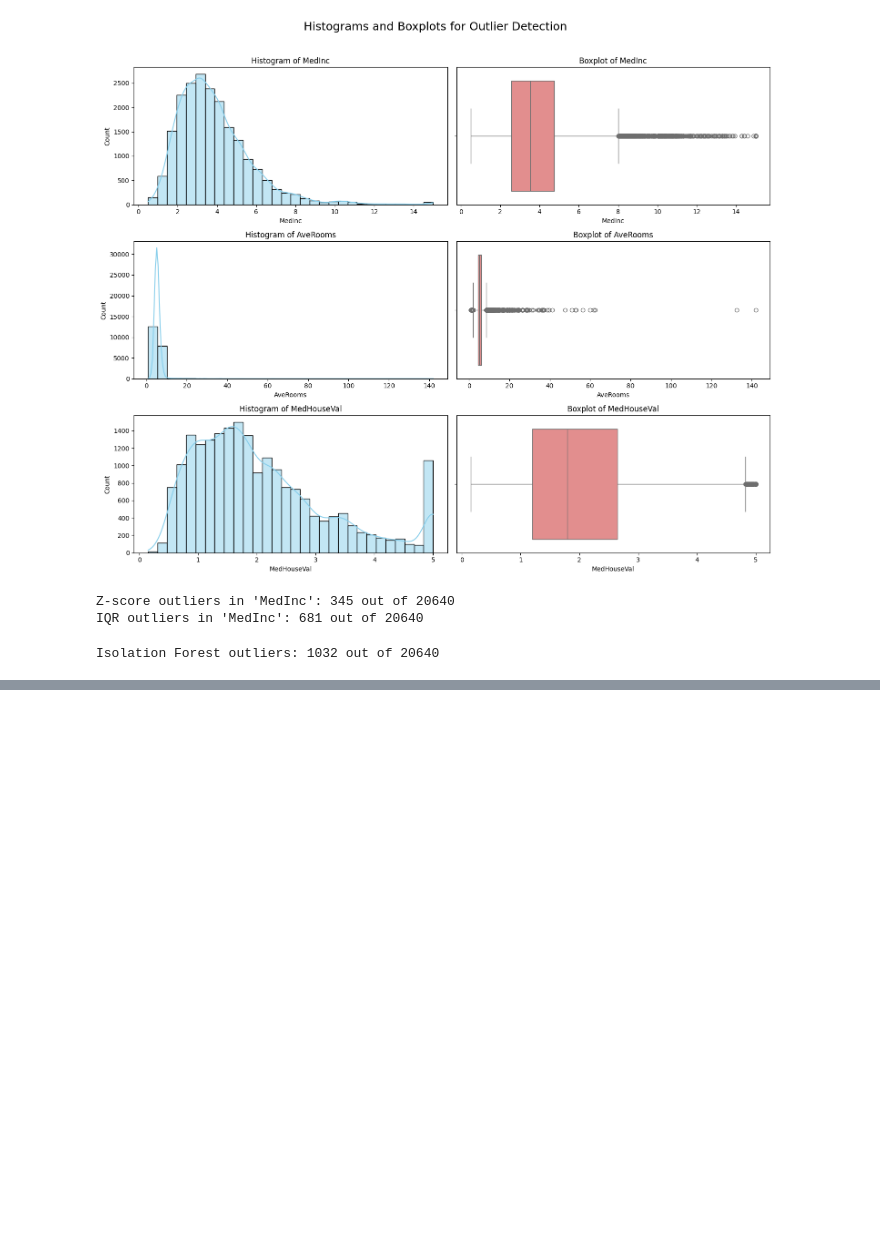
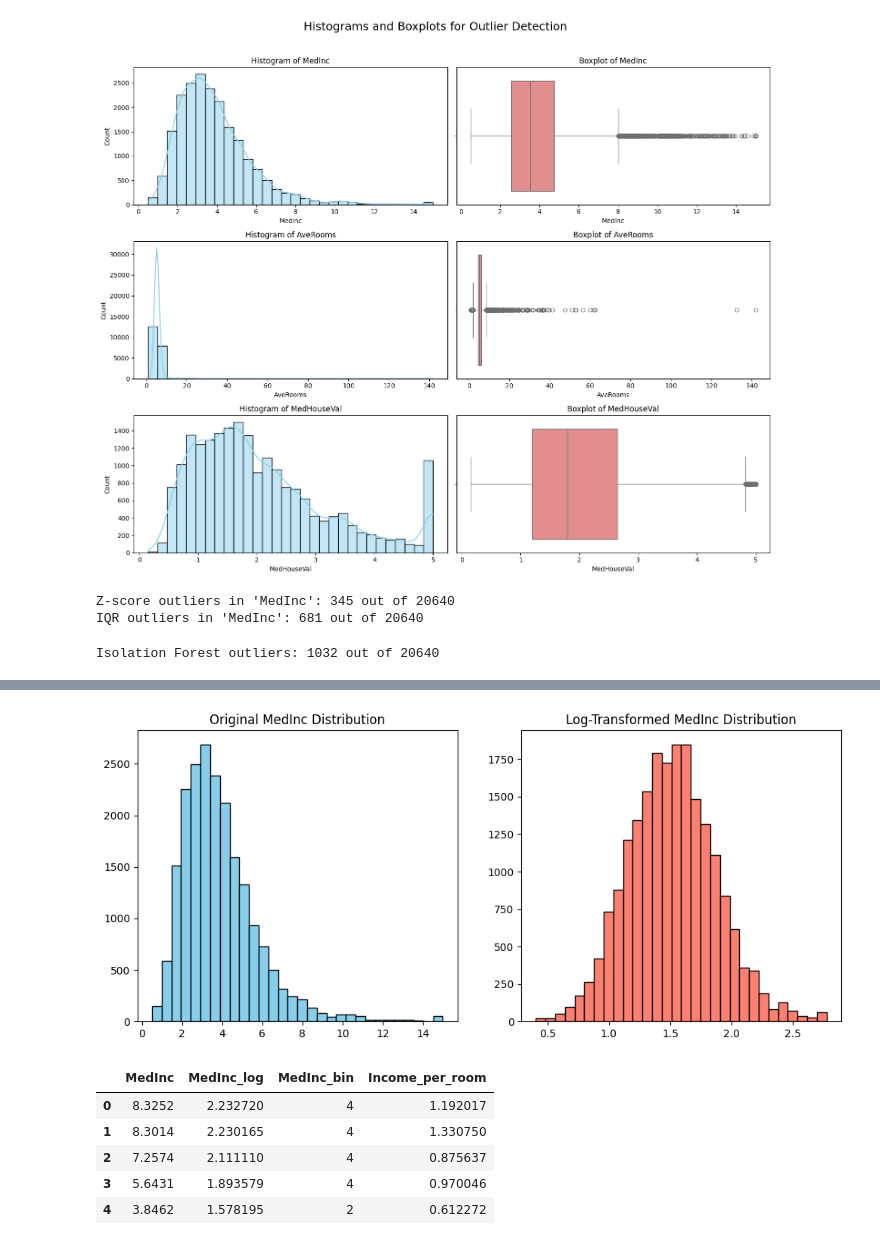
Before and after one commit to neemydev/ai_bootcamp, a Jupyter notebook: weeks/week_3/Week 3 - Day 4 (1).ipynb, the cells around one changed output, grey strips where cells are left out. Cells and saved outputs as stored; diff of their text form; code cells hidden in the pictures; blank space fills up the shorter version.

```diff
--- a/weeks/week_3/Week 3 - Day 4 (1).ipynb
+++ b/weeks/week_3/Week 3 - Day 4 (1).ipynb
@@ -726,0 +757,43 @@ The Boston housing prices dataset has an ethical problem: as
+# %%
+# EXERCISE 6: Robust Feature Engineering with Outliers
+# ---------------------------------------------------
+# TODO: Create a new feature that is more robust to outliers
+# Suggestions:
+# - Use log transformation
+# - Use binning/discretization
+# - Create a ratio or interaction feature
+# Compare the distribution before and after your transformation
+
+# Your implementation here
+# Example: Create a log-transformed version of 'salary' to reduce the effect of outliers
+
+import numpy as np
+import matplotlib.pyplot as plt
+
+# 1. Log transformation (to reduce the effect of outliers)
+df['MedInc_log'] = np.log1p(df['MedInc'])  # log1p handles zero values safely
+
+# 2. Binning/discretization (e.g., quantile-based bins)
+df['MedInc_bin'] = pd.qcut(df['MedInc'], q=5, labels=False)
+
+# 3. Ratio/interaction feature (e.g., income per room)
+df['Income_per_room'] = df['MedInc'] / df['AveRooms']
+
+# Compare the distribution before and after log transformation
+fig, axes = plt.subplots(1, 2, figsize=(12, 5))
+axes[0].hist(df['MedInc'], bins=30, color='skyblue', edgecolor='black')
+axes[0].set_title('Original MedInc Distribution')
+axes[1].hist(df['MedInc_log'], bins=30, color='salmon', edgecolor='black')
+axes[1].set_title('Log-Transformed MedInc Distribution')
+plt.show()
+
+# Show the first few rows of the new features
+df[['MedInc', 'MedInc_log', 'MedInc_bin', 'Income_per_room']].head()
+# %% [output]
+[figure, added]
+|  | MedInc | MedInc_log | MedInc_bin | Income_per_room |
+| 0 | 8.3252 | 2.232720 | 4 | 1.192017 |
+| 1 | 8.3014 | 2.230165 | 4 | 1.330750 |
+| 2 | 7.2574 | 2.111110 | 4 | 0.875637 |
+| 3 | 5.6431 | 1.893579 | 4 | 0.970046 |
+| 4 | 3.8462 | 1.578195 | 2 | 0.612272 |
```
Also changed, not shown: parts of 6 cells of this notebook.
